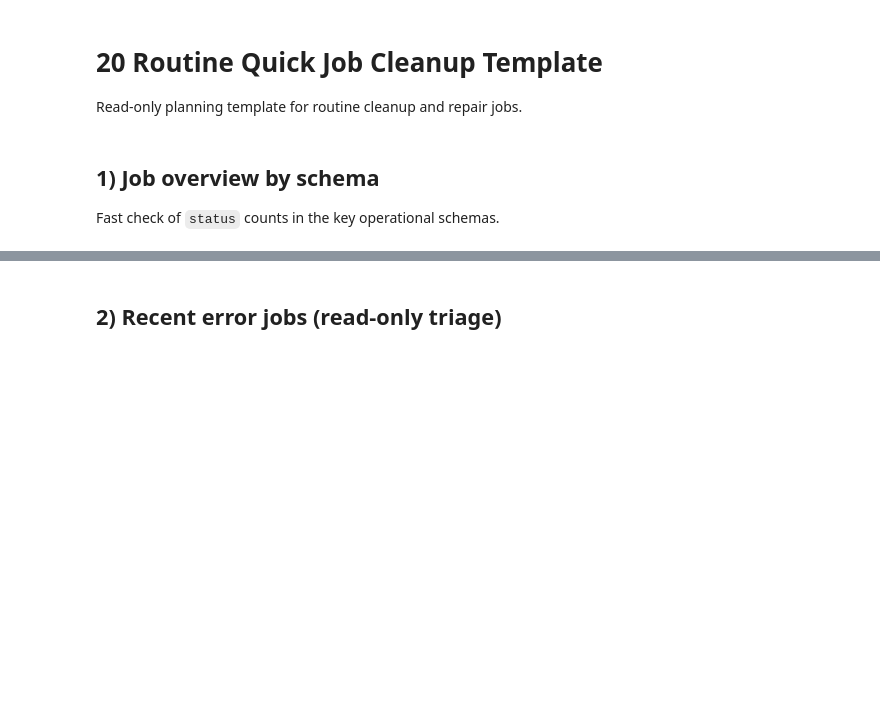
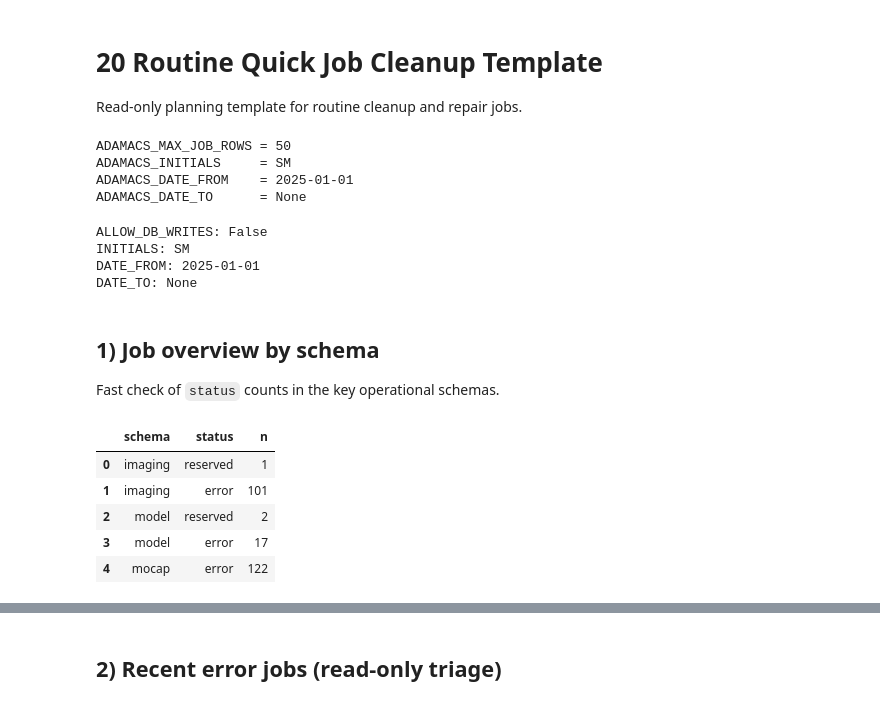
Before and after one commit to SFB1089/adamacs_ingest, a Jupyter notebook: notebooks/20_routine_quick_job_cleanup_template.ipynb, the cells around one changed output, grey strips where cells are left out. Cells and saved outputs as stored; diff of their text form; code cells hidden in the pictures; blank space fills up the shorter version.

```diff
--- a/notebooks/20_routine_quick_job_cleanup_template.ipynb
+++ b/notebooks/20_routine_quick_job_cleanup_template.ipynb
@@ -18,12 +18,19 @@ import datajoint as dj
 # %%
 # Notebook parameters (edit here for local runs).
 ADAMACS_MAX_JOB_ROWS = 50
-ADAMACS_INITIALS = "NK"
+ADAMACS_INITIALS = "SM"
 ADAMACS_DATE_FROM = "2025-01-01"
+ADAMACS_DATE_TO = None  # Optional inclusive upper bound, e.g. "2025-12-31"
 
 print("ADAMACS_MAX_JOB_ROWS =", ADAMACS_MAX_JOB_ROWS)
 print("ADAMACS_INITIALS     =", ADAMACS_INITIALS)
 print("ADAMACS_DATE_FROM    =", ADAMACS_DATE_FROM)
+print("ADAMACS_DATE_TO      =", ADAMACS_DATE_TO)
+# %% [output]
+ADAMACS_MAX_JOB_ROWS = 50
+ADAMACS_INITIALS     = SM
+ADAMACS_DATE_FROM    = 2025-01-01
+ADAMACS_DATE_TO      = None
 # %%
 import pandas as pd
 
@@ -37,16 +44,25 @@ from adamacs.pipeline import (
     behavior,
     model,
     denoising,
+    mocap,
+    disk
 )
 
 ALLOW_DB_WRITES = False
 MAX_ROWS = int(ADAMACS_MAX_JOB_ROWS)
 INITIALS = ADAMACS_INITIALS
 DATE_FROM = ADAMACS_DATE_FROM
+DATE_TO = ADAMACS_DATE_TO
 
 print("ALLOW_DB_WRITES:", ALLOW_DB_WRITES)
 print("INITIALS:", INITIALS)
 print("DATE_FROM:", DATE_FROM)
+print("DATE_TO:", DATE_TO)
+# %% [output]
+ALLOW_DB_WRITES: False
+INITIALS: SM
+DATE_FROM: 2025-01-01
+DATE_TO: None
 # %% [markdown]
 
 ## 1) Job overview by schema
@@ -55,19 +71,27 @@ Fast check of `status` counts in the key operational schemas.
 # %%
 
 schema_map = {
     "imaging": imaging.schema,
     "model": model.schema,
     "denoising": denoising.schema,
+    "mocap": mocap.schema,
 }
 
 status_frames = []
 for name, schema in schema_map.items():
     try:
         jobs = schema.jobs
         frame = dj.U("status").aggr(jobs, n="count(*)").fetch(format="frame").reset_index()
         frame.insert(0, "schema", name)
         status_frames.append(frame)
     except Exception as exc:
         status_frames.append(pd.DataFrame([{"schema": name, "status": "error", "n": f"unavailable: {exc}"}]))
 
 pd.concat(status_frames, ignore_index=True)
+# %% [output]
+|  | schema | status | n |
+| 0 | imaging | reserved | 1 |
+| 1 | imaging | error | 101 |
+| 2 | model | reserved | 2 |
+| 3 | model | error | 17 |
+| 4 | mocap | error | 122 |
```
Also changed, not shown: parts of 11 cells of this notebook, 1 other file.
